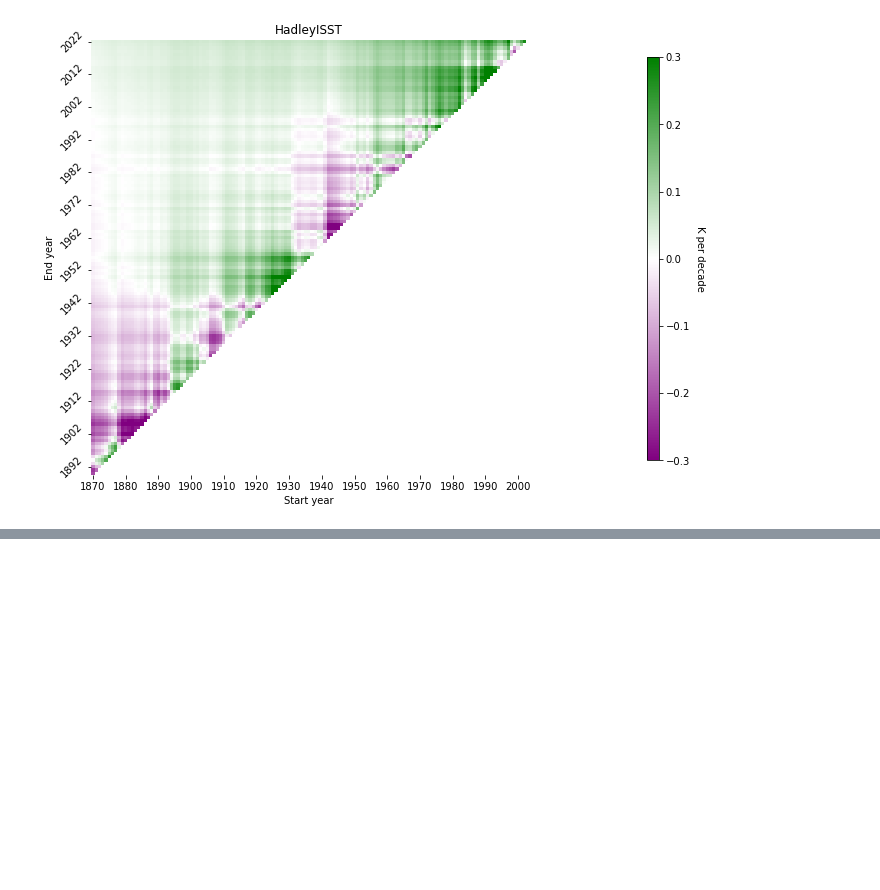
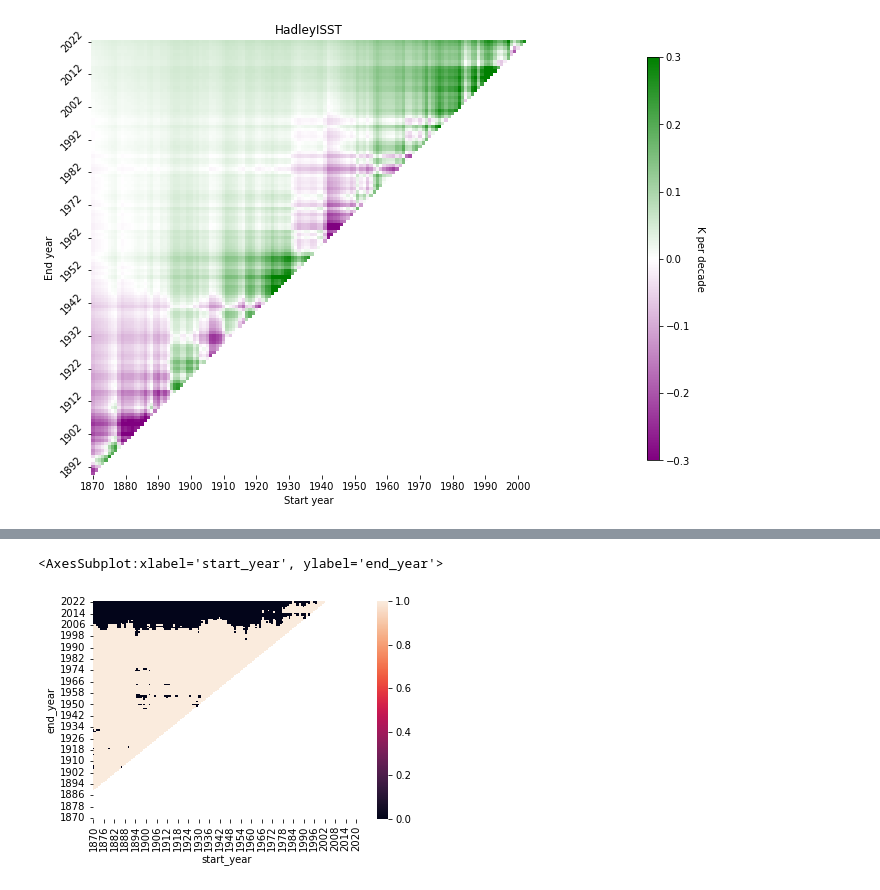
Before and after one commit to hanbyrne1995/gradient_project, a Jupyter notebook: MME_MIROC.ipynb, the cells around one changed output, grey strips where cells are left out. Drawn from its saved outputs; the diff is of its cells as text; code cells hidden in the pictures; blank space fills up the shorter version.

Commit message:
Calculating the ranges of observations that fall within the model 95%

```diff
--- a/MME_MIROC.ipynb
+++ b/MME_MIROC.ipynb
@@ -209,0 +174,15 @@ Attributes:
+# %%
+# now create 2 more dictionaries: 5th and 95th percentile
+perLower = 2.5
+perUpper = 97.5
+
+dictLower = defaultdict(list)
+dictUpper = defaultdict(list)
+
+# loop through the keys and save the values
+for key in trendsDict:
+    dictLower[key] = np.percentile(trendsDict[key], perLower)
+    dictUpper[key] = np.percentile(trendsDict[key], perUpper)
+
+dictLower = dict(dictLower)
+dictUpper = dict(dictUpper)
@@ -209,0 +206,26 @@ Attributes:
+# %%
+# now flag True for every instance where the observations lies within the range
+dictObsInRange = defaultdict(list)
+
+for key in trends:
+    if key in dictLower.keys():
+        if not (np.isnan(dictLower[key]) | np.isnan(dictUpper[key])):
+            if (trends[key] > dictLower[key]) & (trends[key] < dictUpper[key]):
+                dictObsInRange[key] = 1
+            else:
+                dictObsInRange[key] = 0
+        else:
+            dictObsInRange[key] = np.nan
+    else:
+        dictObsInRange[key] = np.nan
+
+dictObsInRange = dict(dictObsInRange)
+# %%
+# creating a dataframe
+dfObsInRange = pd.DataFrame(list(dictObsInRange.items()), columns = ['Year', 'Trend'])
+dfObsInRange[['start_year', 'end_year']] = pd.DataFrame(dfObsInRange['Year'].tolist(), index = dfObsInRange.index)
+dfObsInRange.drop('Year', axis = 1, inplace = True)
+dfObsInRange = dfObsInRange.pivot('end_year', 'start_year', 'Trend')
+dfObsInRange = dfObsInRange.sort_index(ascending = False)
+
+dfObsInRange
@@ -209,0 +247,6 @@ Attributes:
+# %%
+fig, ax = plt.subplots()
+sns.heatmap(dfObsInRange, ax = ax)
+# %% [output]
+<AxesSubplot:xlabel='start_year', ylabel='end_year'>
+[figure, added]
```
Also changed, not shown: parts of 13 cells of this notebook.
